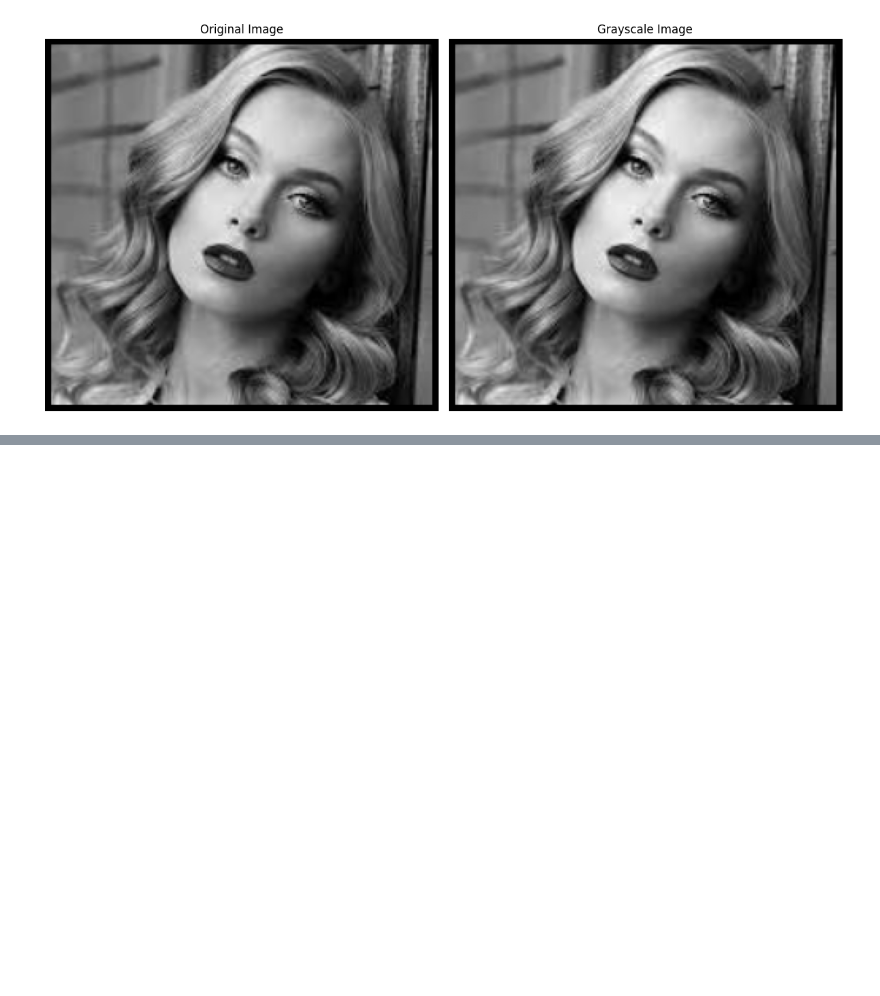
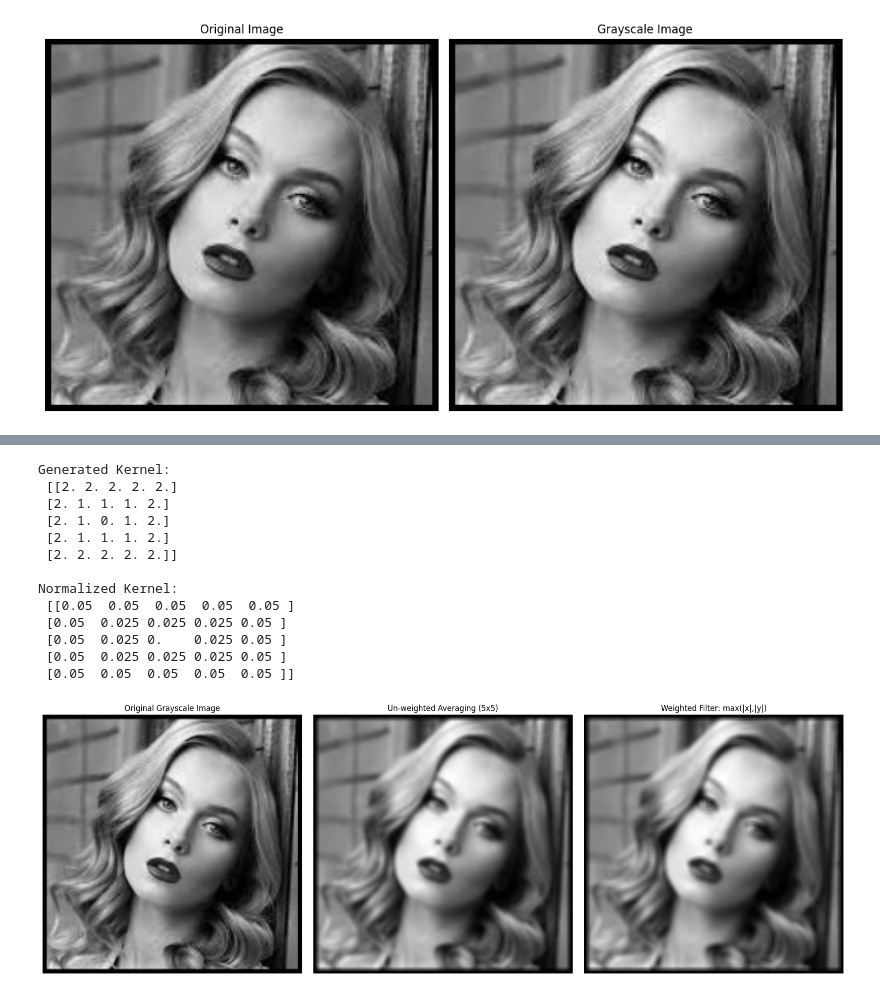
Before and after one commit to arsingla786/ImageProcessing, a Jupyter notebook: assignment_6.ipynb, the cells around one changed output, grey strips where cells are left out. Drawn from its saved outputs; the diff is of its cells as text; code cells hidden in the pictures; blank space fills up the shorter version.

```diff
--- a/assignment_6.ipynb
+++ b/assignment_6.ipynb
@@ -51,0 +96,56 @@ plt.show()
+# %%
+# Define kernel size (must be odd)
+k_size = 5
+radius = k_size // 2
+
+# Create a coordinate grid centered at (0,0)
+y, x = np.ogrid[-radius:radius+1, -radius:radius+1]
+
+# Calculate the custom weights h(x,y) = max(|x|, |y|)
+custom_kernel = np.maximum(np.abs(x), np.abs(y)).astype(np.float32)
+
+# Normalize the kernel to ensure the sum of weights is 1
+# (Avoid division by zero if the entire kernel sum is 0, though not possible here)
+if custom_kernel.sum() > 0:
+    normalized_kernel = custom_kernel / custom_kernel.sum()
+else:
+    normalized_kernel = custom_kernel
+
+print("Generated Kernel:\n", custom_kernel)
+print("\nNormalized Kernel:\n", normalized_kernel)
+
+# Filter the image using the custom kernel
+weighted_smoothed_img = cv2.filter2D(gray_img, -1, normalized_kernel)
+
+# Display the original, un-weighted smoothed, and weighted smoothed images
+fig, axes = plt.subplots(1, 3, figsize=(18, 6))
+
+axes[0].imshow(gray_img, cmap='gray')
+axes[0].set_title('Original Grayscale Image')
+axes[0].axis('off')
+
+axes[1].imshow(smoothed_img, cmap='gray')
+axes[1].set_title('Un-weighted Averaging (5x5)')
+axes[1].axis('off')
+
+axes[2].imshow(weighted_smoothed_img, cmap='gray')
+axes[2].set_title('Weighted Filter: max(|x|,|y|)')
+axes[2].axis('off')
+
+plt.tight_layout()
+plt.show()
+# %% [output]
+Generated Kernel:
+ [[2. 2. 2. 2. 2.]
+ [2. 1. 1. 1. 2.]
+ [2. 1. 0. 1. 2.]
+ [2. 1. 1. 1. 2.]
+ [2. 2. 2. 2. 2.]]
+
+Normalized Kernel:
+ [[0.05  0.05  0.05  0.05  0.05 ]
+ [0.05  0.025 0.025 0.025 0.05 ]
+ [0.05  0.025 0.    0.025 0.05 ]
+ [0.05  0.025 0.025 0.025 0.05 ]
+ [0.05  0.05  0.05  0.05  0.05 ]]
+[figure, added]
```
Also changed, not shown: parts of 6 cells of this notebook.
